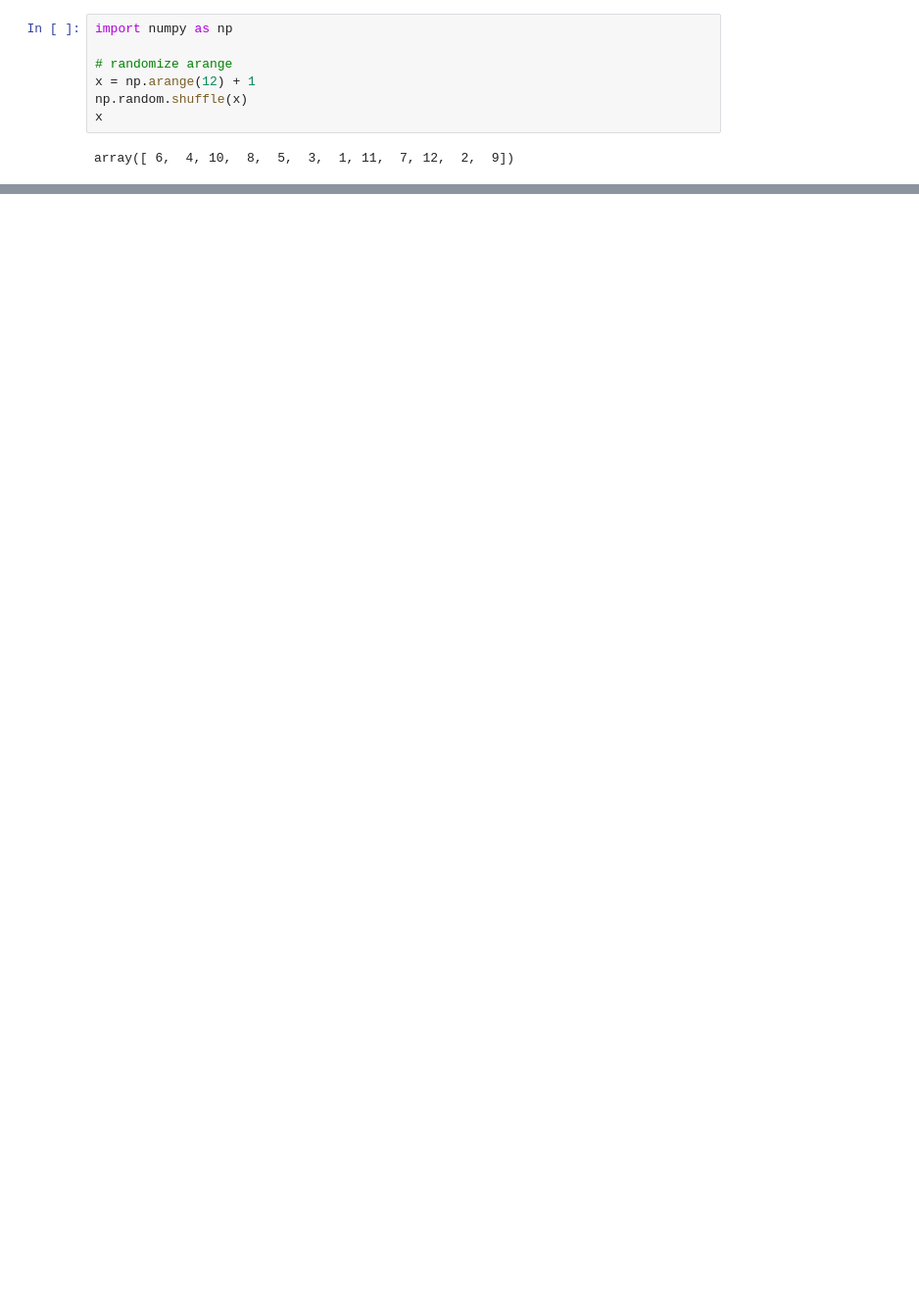
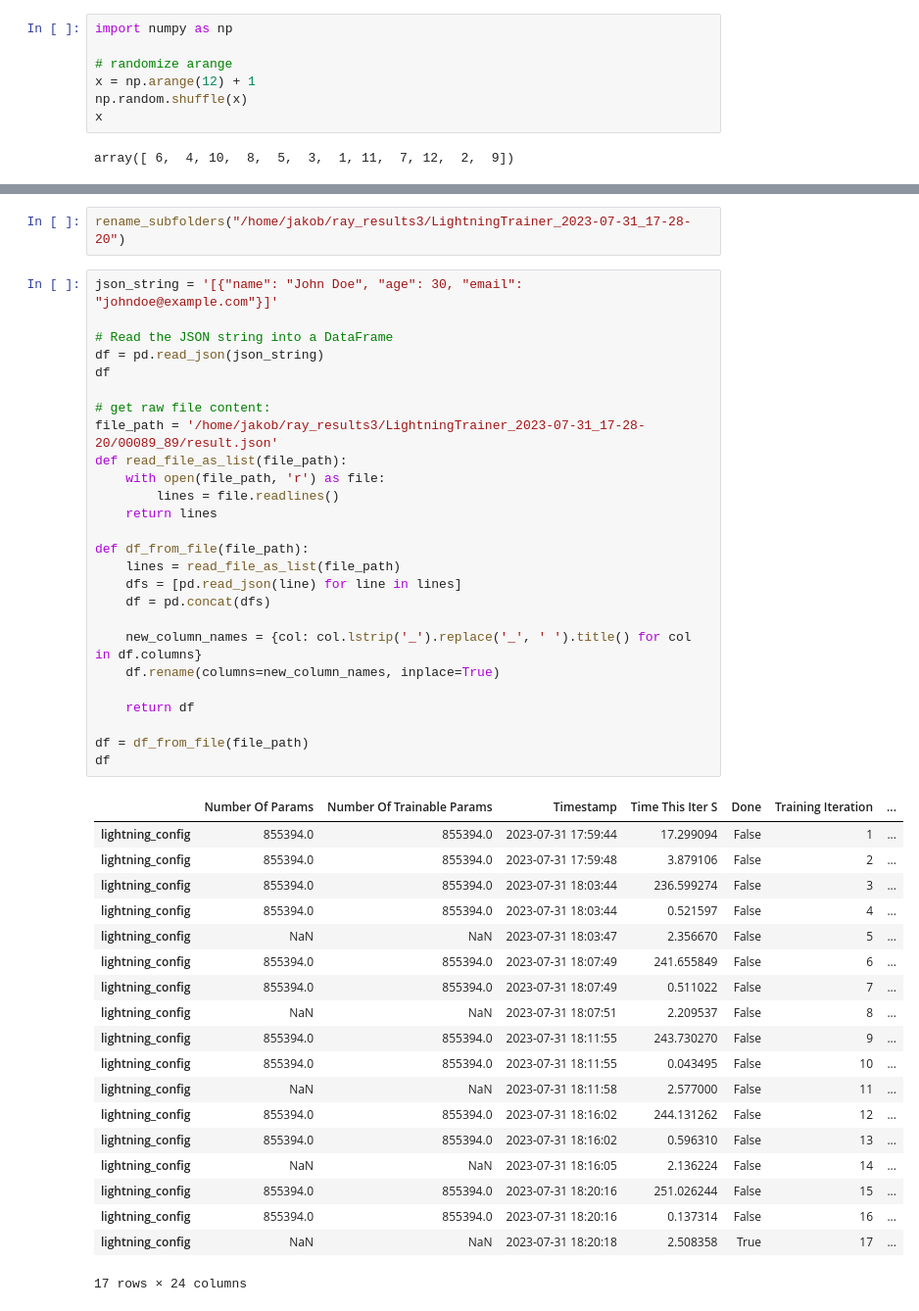
Before and after one commit to anieum/GNNDensityGradients, a Jupyter notebook: notebooks/Misc.ipynb, the cells around one changed output, grey strips where cells are left out. Shown at 98% size. Cells and saved outputs as stored; diff of their text form; blank space fills up the shorter version.

```diff
--- a/notebooks/Misc.ipynb
+++ b/notebooks/Misc.ipynb
@@ -60,0 +84,48 @@ array([ 6,  4, 10,  8,  5,  3,  1, 11,  7, 12,  2,  9])
+# %%
+rename_subfolders("/home/jakob/ray_results3/LightningTrainer_2023-07-31_17-28-20")
+# %%
+json_string = '[{"name": "John Doe", "age": 30, "email": "johndoe@example.com"}]'
+
+# Read the JSON string into a DataFrame
+df = pd.read_json(json_string)
+df
+
+# get raw file content:
+file_path = '/home/jakob/ray_results3/LightningTrainer_2023-07-31_17-28-20/00089_89/result.json'
+def read_file_as_list(file_path):
+    with open(file_path, 'r') as file:
+        lines = file.readlines()
+    return lines
+
+def df_from_file(file_path):
+    lines = read_file_as_list(file_path)
+    dfs = [pd.read_json(line) for line in lines]
+    df = pd.concat(dfs)
+
+    new_column_names = {col: col.lstrip('_').replace('_', ' ').title() for col in df.columns}
+    df.rename(columns=new_column_names, inplace=True)
+
+    return df
+
+df = df_from_file(file_path)
+df
+# %% [output]
+|  | Number Of Params | Number Of Trainable Params | Timestamp | Time This Iter S | Done | Training Iteration | ... |
+| lightning_config | 855394.0 | 855394.0 | 2023-07-31 17:59:44 | 17.299094 | False | 1 | ... |
+| lightning_config | 855394.0 | 855394.0 | 2023-07-31 17:59:48 | 3.879106 | False | 2 | ... |
+| lightning_config | 855394.0 | 855394.0 | 2023-07-31 18:03:44 | 236.599274 | False | 3 | ... |
+| lightning_config | 855394.0 | 855394.0 | 2023-07-31 18:03:44 | 0.521597 | False | 4 | ... |
+| lightning_config | NaN | NaN | 2023-07-31 18:03:47 | 2.356670 | False | 5 | ... |
+| lightning_config | 855394.0 | 855394.0 | 2023-07-31 18:07:49 | 241.655849 | False | 6 | ... |
+| lightning_config | 855394.0 | 855394.0 | 2023-07-31 18:07:49 | 0.511022 | False | 7 | ... |
+| lightning_config | NaN | NaN | 2023-07-31 18:07:51 | 2.209537 | False | 8 | ... |
+| lightning_config | 855394.0 | 855394.0 | 2023-07-31 18:11:55 | 243.730270 | False | 9 | ... |
+| lightning_config | 855394.0 | 855394.0 | 2023-07-31 18:11:55 | 0.043495 | False | 10 | ... |
+| lightning_config | NaN | NaN | 2023-07-31 18:11:58 | 2.577000 | False | 11 | ... |
+| lightning_config | 855394.0 | 855394.0 | 2023-07-31 18:16:02 | 244.131262 | False | 12 | ... |
+| lightning_config | 855394.0 | 855394.0 | 2023-07-31 18:16:02 | 0.596310 | False | 13 | ... |
+| lightning_config | NaN | NaN | 2023-07-31 18:16:05 | 2.136224 | False | 14 | ... |
+| lightning_config | 855394.0 | 855394.0 | 2023-07-31 18:20:16 | 251.026244 | False | 15 | ... |
+| lightning_config | 855394.0 | 855394.0 | 2023-07-31 18:20:16 | 0.137314 | False | 16 | ... |
+| lightning_config | NaN | NaN | 2023-07-31 18:20:18 | 2.508358 | True | 17 | ... |
+17 rows × 24 columns
```
Also changed, not shown: parts of 20 cells of this notebook, 2 other files.
